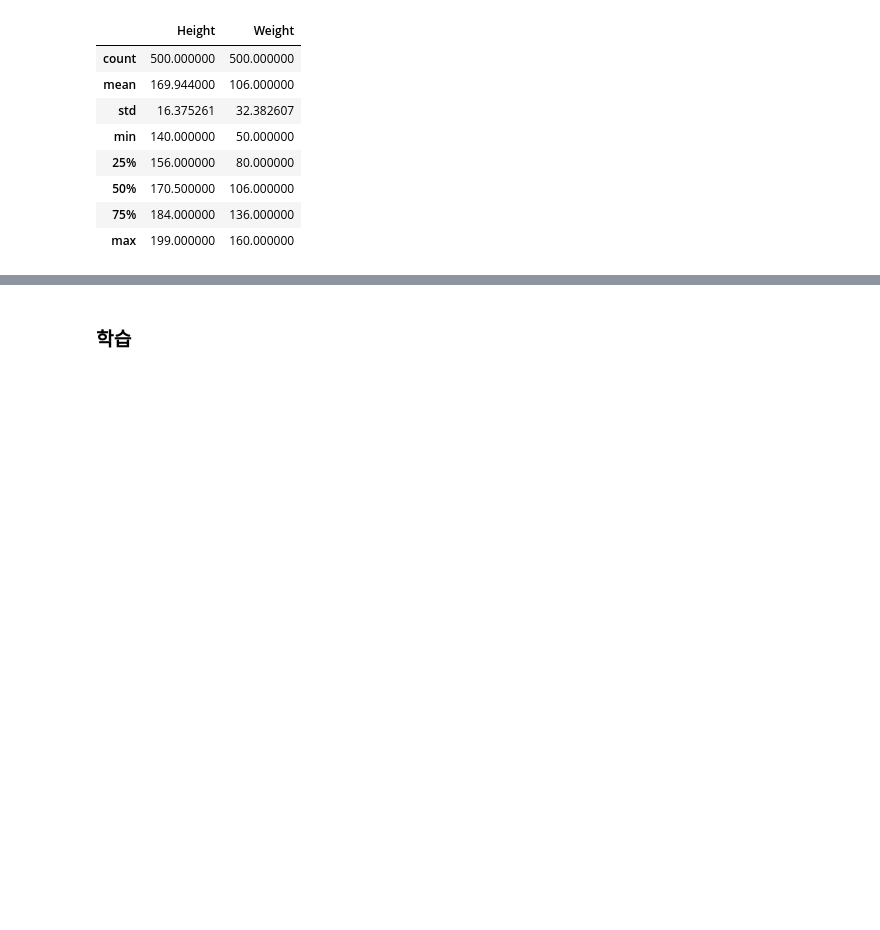
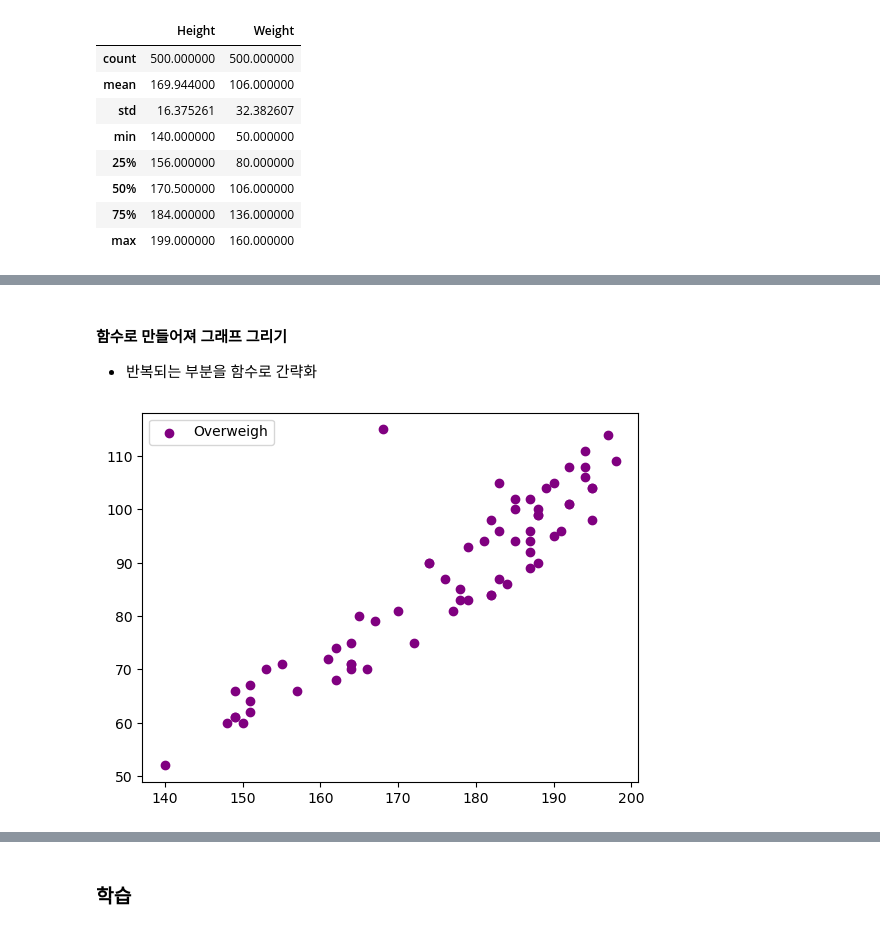
Before and after one commit to pass98/marchin, a Jupyter notebook: Machine_Learning/ex02_bmi실습_머신러닝 학습과정(7단계) 이해하기.ipynb, the cells around one changed output, grey strips where cells are left out. Saved outputs shown, nothing was run; the diff lists cells and outputs as text; code cells hidden in the pictures; blank space fills up the shorter version.

```diff
--- a/Machine_Learning/ex02_bmi실습_머신러닝 학습과정(7단계) 이해하기.ipynb
+++ b/Machine_Learning/ex02_bmi실습_머신러닝 학습과정(7단계) 이해하기.ipynb
@@ -88,0 +158,10 @@ bmi.describe()
+# %% [markdown]
+#### 함수로 만들어져 그래프 그리기
+- 반복되는 부분을 함수로 간략화
+# %%
+plt.scatter(data2['Height'], data2['Weight'],
+           color = 'purple', label = 'Overweigh')
+plt.legend()  # 그래프에
+plt.show()
+# %% [output]
+[figure, added]
```
Also changed, not shown: parts of 16 cells of this notebook.
